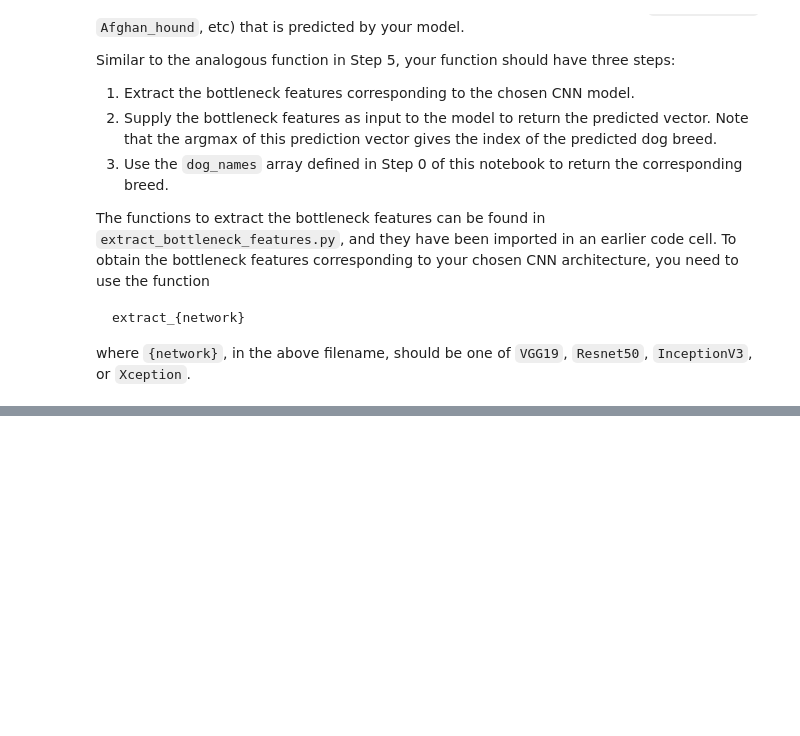
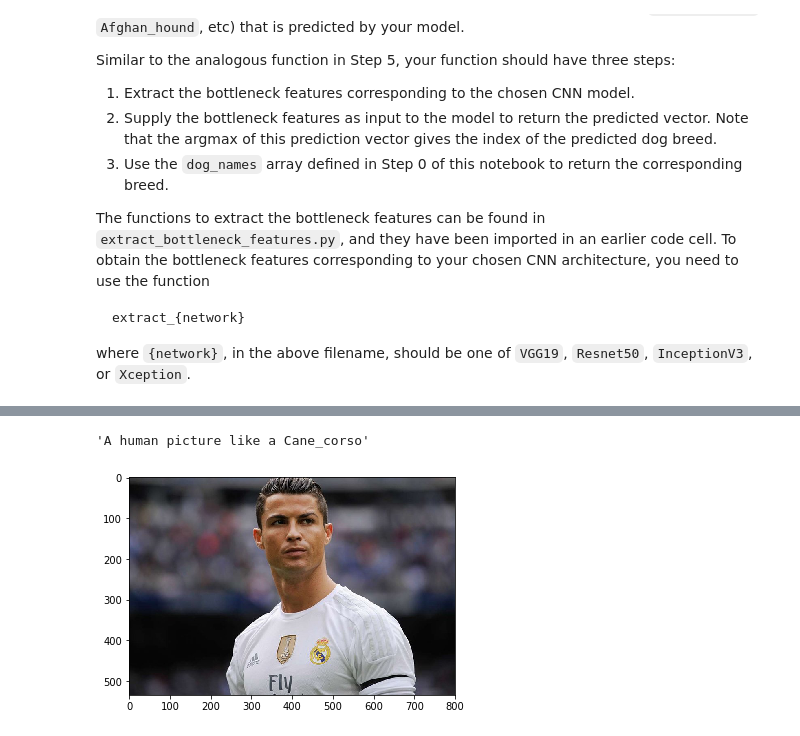
Before and after one commit to dursunkoc/dog-project, a Jupyter notebook: dog_app.ipynb, the cells around one changed output, grey strips where cells are left out. Drawn from its saved outputs; the diff is of its cells as text; code cells hidden in the pictures; blank space fills up the shorter version.

```diff
--- a/dog_app.ipynb
+++ b/dog_app.ipynb
@@ -673,0 +759,5 @@ __Answer:__
+# %%
+display(detect_img("./myImages/cristiano-ronaldo.jpg"))
+# %% [output]
+'A human picture like a Cane_corso'
+[figure, added]
```
Also changed, not shown: parts of 22 cells of this notebook, 9 other files.
